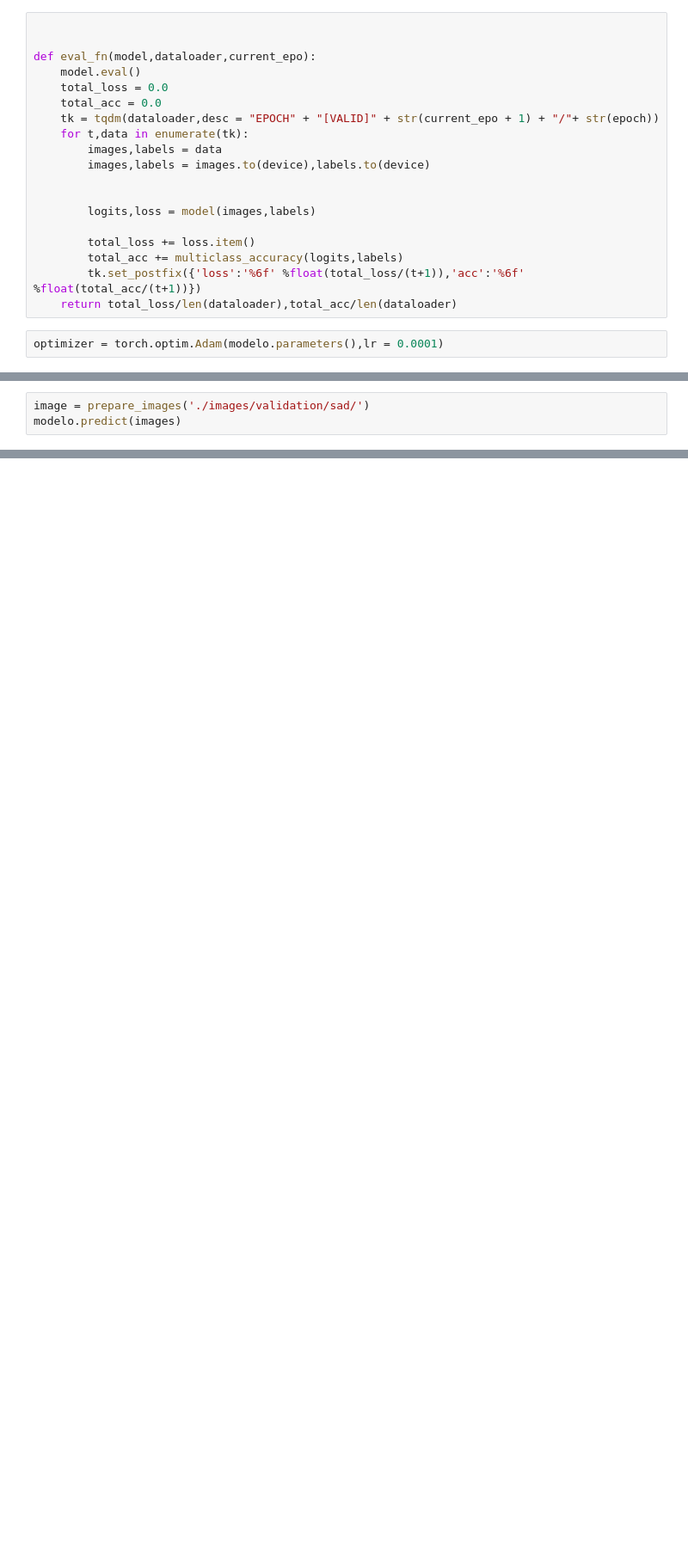
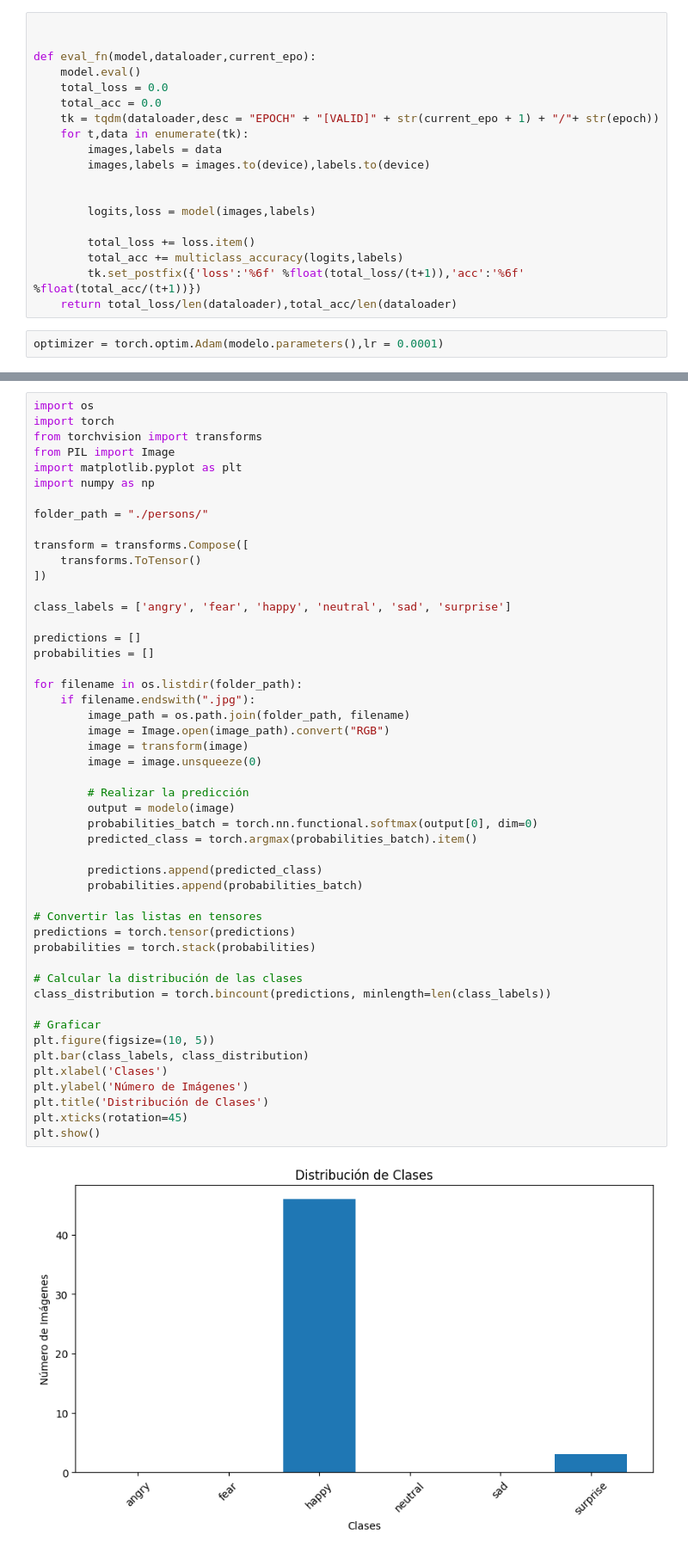
Before and after one commit to MaJu502/proyectoDL, a Jupyter notebook: Resnet_pytorch.ipynb, the cells around one changed output, grey strips where cells are left out. Shown at 86% size. Cells and saved outputs as stored; diff of their text form; blank space fills up the shorter version.

Commit message:
Video prediction completed

```diff
--- a/Resnet_pytorch.ipynb
+++ b/Resnet_pytorch.ipynb
@@ -379,3 +363,0 @@ modelo
-# %%
-image = prepare_images('./images/validation/sad/')
-modelo.predict(images)
@@ -418,0 +364,51 @@ def get_best_epcoh(history):
+# %%
+import os
+import torch
+from torchvision import transforms
+from PIL import Image
+import matplotlib.pyplot as plt
+import numpy as np
+
+folder_path = "./persons/"
+
+transform = transforms.Compose([
+    transforms.ToTensor()
+])
+
+class_labels = ['angry', 'fear', 'happy', 'neutral', 'sad', 'surprise']
+
+predictions = []
+probabilities = []
+
+for filename in os.listdir(folder_path):
+    if filename.endswith(".jpg"):
+        image_path = os.path.join(folder_path, filename)
+        image = Image.open(image_path).convert("RGB")
+        image = transform(image)
+        image = image.unsqueeze(0)
+
+        # Realizar la predicción
+        output = modelo(image)
+        probabilities_batch = torch.nn.functional.softmax(output[0], dim=0)
+        predicted_class = torch.argmax(probabilities_batch).item()
+
+        predictions.append(predicted_class)
+        probabilities.append(probabilities_batch)
+
+# Convertir las listas en tensores
+predictions = torch.tensor(predictions)
+probabilities = torch.stack(probabilities)
+
+# Calcular la distribución de las clases
+class_distribution = torch.bincount(predictions, minlength=len(class_labels))
+
+# Graficar
+plt.figure(figsize=(10, 5))
+plt.bar(class_labels, class_distribution)
+plt.xlabel('Clases')
+plt.ylabel('Número de Imágenes')
+plt.title('Distribución de Clases')
+plt.xticks(rotation=45)
+plt.show()
+# %% [output]
+[figure, added]
```
Also changed, not shown: parts of 9 cells of this notebook.
